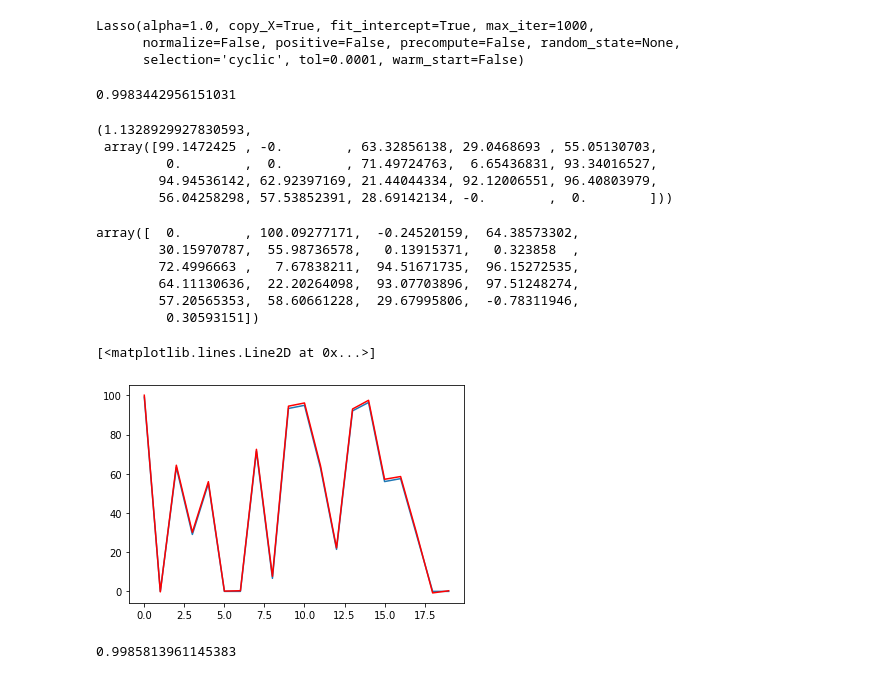
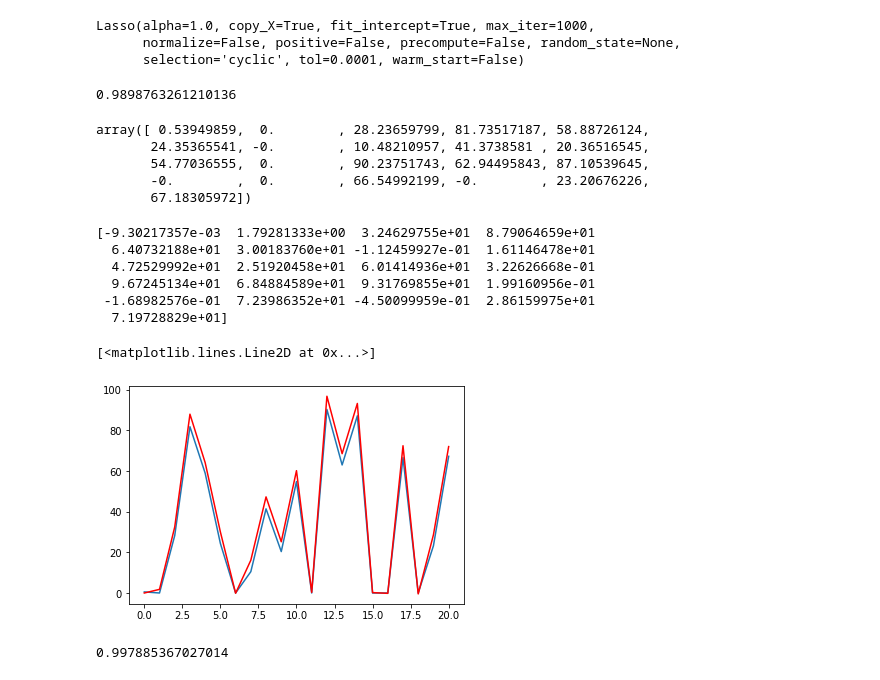
Before and after one commit to Deon67/Regression, a Jupyter notebook: Ridge_and_LASSO_from_Scratch.ipynb, the cells around one changed output. Saved outputs shown, nothing was run; the diff lists cells and outputs as text; code cells hidden in the pictures.

```diff
--- a/Ridge_and_LASSO_from_Scratch.ipynb
+++ b/Ridge_and_LASSO_from_Scratch.ipynb
@@ -170,17 +170,19 @@ Lasso(alpha=1.0, copy_X=True, fit_intercept=True, max_iter=1000,
 # %%
 x=pd.DataFrame(data[0])
 y=pd.Series(data[1])
-las_reg=Lasso(1)
+las_reg=Lasso(5)
 las_reg.fit(x,y)
 print(las_reg.score(x,y))
 las_reg.intercept_,las_reg.coef_
+for_plt=np.r_[las_reg.intercept_,las_reg.coef_]
+for_plt
 # %% [output]
-0.9983442956151031
+0.9898763261210136
-(1.1328929927830593,
- array([99.1472425 , -0.        , 63.32856138, 29.0468693 , 55.05130703,
-         0.        ,  0.        , 71.49724763,  6.65436831, 93.34016527,
-        94.94536142, 62.92397169, 21.44044334, 92.12006551, 96.40803979,
-        56.04258298, 57.53852391, 28.69142134, -0.        ,  0.        ]))
+array([ 0.53949859,  0.        , 28.23659799, 81.73517187, 58.88726124,
+       24.35365541, -0.        , 10.48210957, 41.3738581 , 20.36516545,
+       54.77036555,  0.        , 90.23751743, 62.94495843, 87.10539645,
+       -0.        ,  0.        , 66.54992199, -0.        , 23.20676226,
+       67.18305972])
 # %%
 def coordinate_descent_lasso(X,y,lam,alpha = .03, num_iters=20):
         X=np.c_[np.ones(X.shape[0]),X]
@@ -203,22 +205,41 @@ def coordinate_descent_lasso(X,y,lam,alpha = .03, num_iters=20):
         return theta.flatten()
+# %%
+def coordinate_descent_lasso1(X,y,lam,alpha = .03, num_iters=20):
+        X=np.c_[np.ones(X.shape[0]),X]
+        m,n = X.shape
+        theta = np.zeros(n).reshape(-1,1)
+
+        for i in range(num_iters):
+            for j in range(n):
+                h =(X[:,0:j] @ theta[0:j]) + (X[:,j+1:] @ theta[j+1:])
+                rho =  (X[:,j] @ (y-h))
+                if j==0:
+                  theta[j]= theta[j]- (alpha*rho)
+                else:
+                  if (-lam/2)<=rho<=(lam/2):
+                    theta[j]=0
+                  elif rho>(lam/2):
+                    theta[j] =  (rho-(lam/2))/np.sum(X[:,j]**2)
+                  elif rho<(-lam/2):
+                    theta[j] =(rho+(lam/2))/np.sum(X[:,j]**2)
+        return theta.flatten()
 # %%
-coordinate_descent_lasso(x,y.values.reshape(-1,1),1,alpha = .0001, num_iters=700)
+a=coordinate_descent_lasso1(x,y.values.reshape(-1,1),5,alpha = .000001, num_iters=30)
+print(a)
 # %% [output]
-array([  0.        , 100.09277171,  -0.24520159,  64.38573302,
-        30.15970787,  55.98736578,   0.13915371,   0.323858  ,
-        72.4996663 ,   7.67838211,  94.51671735,  96.15272535,
-        64.11130636,  22.20264098,  93.07703896,  97.51248274,
-        57.20565353,  58.60661228,  29.67995806,  -0.78311946,
-         0.30593151])
+[-9.30217357e-03  1.79281333e+00  3.24629755e+01  8.79064659e+01
+  6.40732188e+01  3.00183760e+01 -1.12459927e-01  1.61146478e+01
+  4.72529992e+01  2.51920458e+01  6.01414936e+01  3.22626668e-01
+  9.67245134e+01  6.84884589e+01  9.31769855e+01  1.99160956e-01
+ -1.68982576e-01  7.23986352e+01 -4.50099959e-01  2.86159975e+01
+  7.19728829e+01]
-# %%
-import matplotlib.pyplot as plt
-
-a=coordinate_descent_lasso(x,y.values.reshape(-1,1),1,alpha = .0001, num_iters=700).reshape(-1,1)
-plt.plot(las_reg.coef_)
-plt.plot(coordinate_descent_lasso(x,y.values.reshape(-1,1),1,alpha = .0001, num_iters=700)[1:],'-r')
-# %% [output]
-[<matplotlib.lines.Line2D at 0x...>]
-[figure, removed]
+# %%
+import matplotlib.pyplot as plt
+plt.plot(for_plt)
+plt.plot(a,'-r')
+# %% [output]
+[<matplotlib.lines.Line2D at 0x...>]
+[figure, added]
 # %%
 x=pd.DataFrame(data[0])
 x=np.c_[np.ones(x.shape[0]),x]
@@ -228,4 +249,4 @@ y_pred=(x@a)
 from sklearn.metrics import r2_score
 r2_score(y,y_pred)
 # %% [output]
-0.9985813961145383
+0.997885367027014
```
Also changed, not shown: parts of 10 cells of this notebook.
